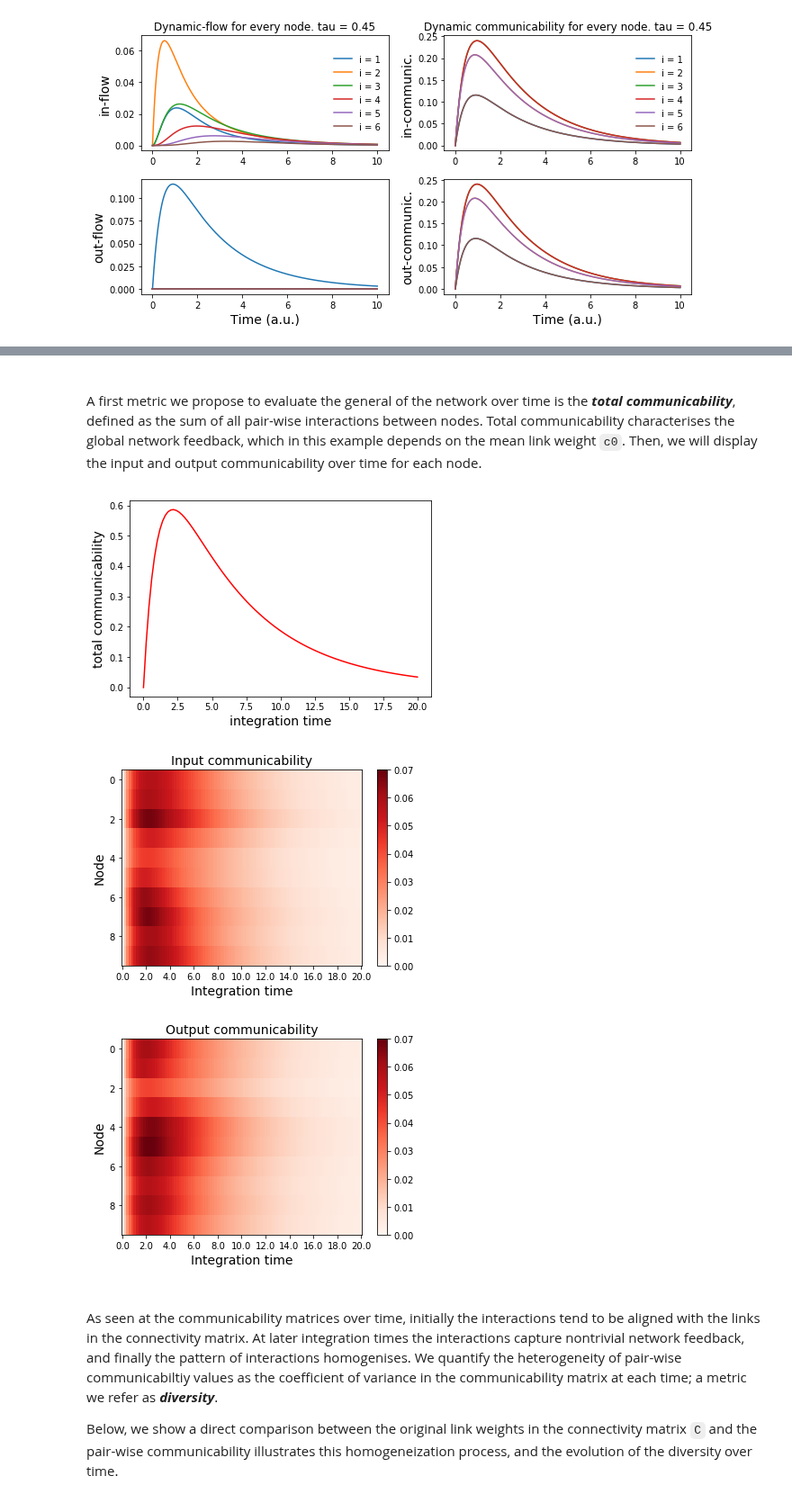
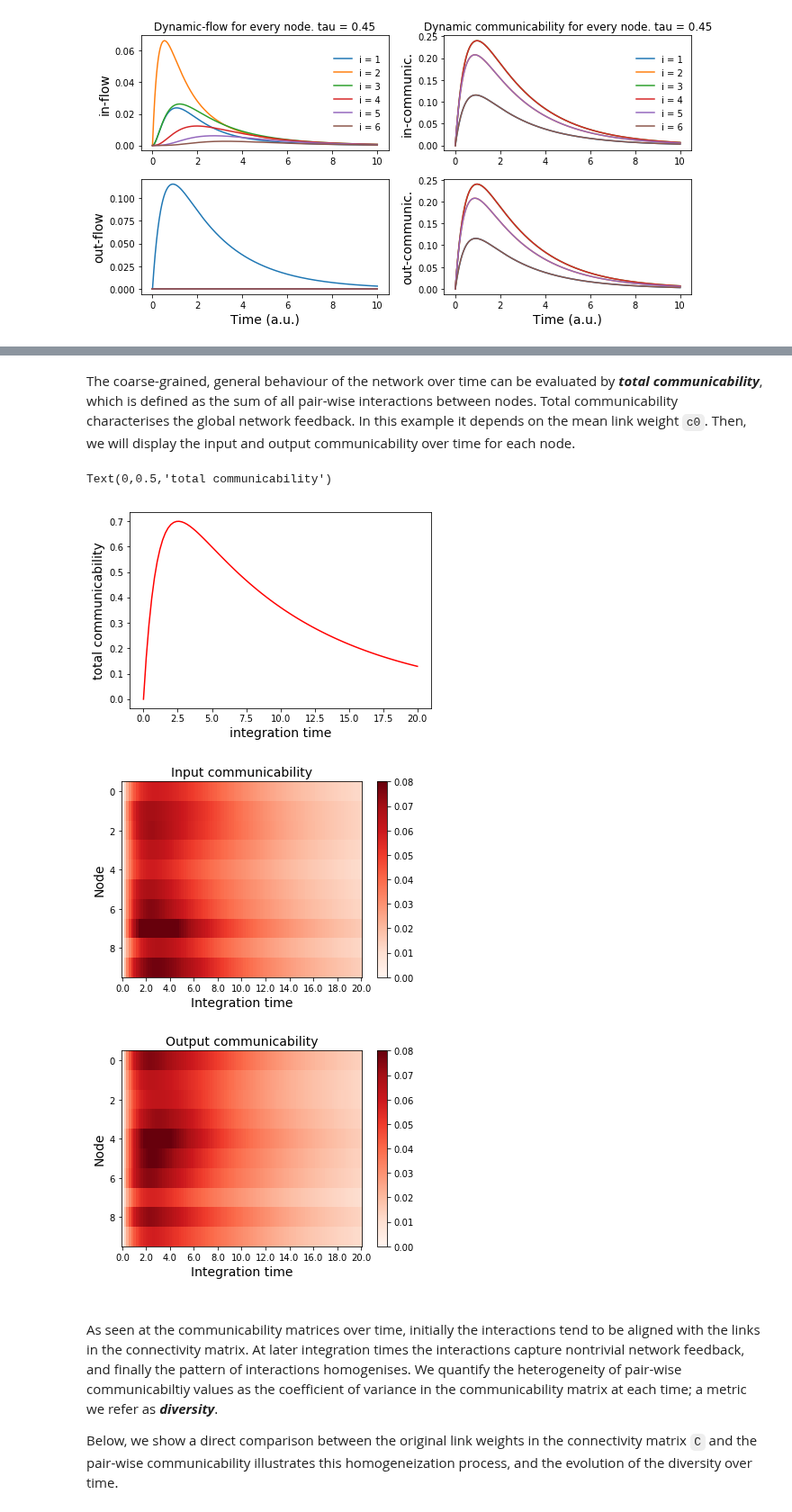
Before and after one commit to mb-BCA/NetDynFlow, a Jupyter notebook: Examples/Tutorial_1_Basics.ipynb, the cells around one changed output, grey strips where cells are left out. Shown at 90% size. Cells and saved outputs as stored; diff of their text form; code cells hidden in the pictures.

```diff
--- a/Examples/Tutorial_1_Basics.ipynb
+++ b/Examples/Tutorial_1_Basics.ipynb
@@ -386,22 +376,20 @@ Setting the number of nodes to *N = 4* would reproduce results in Figs. 2 and 3
 # Create a directed ring with random link weights
 N = 10
 c0 = 0.8
-w_spread = 0.2
+w_spread = 0.4
 
-C = np.zeros([N,N])
+C_dir = np.zeros([N,N])
 for i in range(N):
-    C[i-1,i] = c0 * (1 + 2*w_spread*(np.random.rand() - 0.5))
+    C_dir[i-1,i] = c0 * (1 + 2*w_spread*(np.random.rand() - 0.5))
 
 # Visualise the connectivity matrix
 axticks = np.arange(0,N,2)
 
 plt.figure()
-plt.imshow(C, interpolation='nearest')
+plt.imshow(C_dir, interpolation='nearest')
 plt.xticks(axticks, axticks+1, fontsize=12)
 plt.yticks(axticks, axticks+1, fontsize=12)
 plt.colorbar()
-plt.xlabel('target node', fontsize=12)
-plt.ylabel('source node', fontsize=12)
-
-plt.show()
+plt.xlabel('Target node', fontsize=12)
+plt.ylabel('Source node', fontsize=12)
 # %% [output]
@@ -418,14 +407,14 @@ nsteps = len(tpoints)
 tau = 1.0
 
 # Calculate dynamic communicability
-dc = ndf.DynCom(C, tau, tmax=tfinal, timestep=dt)
+dc_dir = ndf.DynCom(C_dir, tau, tmax=tfinal, timestep=dt)
 
 # Visualise the communicability matrix at three different integration times
 axticks = np.arange(0,N,2)
 for t in [1,3,6]:
     plt.figure(figsize=[3,3])
     #plt.axes([0.2, 0.25, 0.65, 0.65])
-    plt.imshow(dc[int(t/dt)], interpolation='nearest', cmap='Reds', vmin=0, vmax=0.02)
+    plt.imshow(dc_dir[int(t/dt)], interpolation='nearest', cmap='Reds', vmin=0, vmax=0.02)
     plt.xticks(axticks, axticks+1, fontsize=12)
     plt.yticks(axticks, axticks+1, fontsize=12)
     plt.colorbar(ticks=[0,0.01,0.02])
@@ -439,50 +428,45 @@ for t in [1,3,6]:
 # %% [markdown]
-<br>
-
-A first metric we propose to evaluate the general of the network over time is the _**total communicability**_, defined as the sum of all pair-wise interactions between nodes. Total communicability characterises the global network feedback, which in this example depends on the mean link weight `c0`. Then, we will display the input and output communicability over time for each node.
+The coarse-grained, general behaviour of the network over time can be evaluated by _**total communicability**_, which is defined as the sum of all pair-wise interactions between nodes. Total communicability characterises the global network feedback. In this example it depends on the mean link weight `c0`. Then, we will display the input and output communicability over time for each node.
 # %%
 # Calculate total evolution. Use the generic function to estimate tensor sum over time.
-totcomm = ndf.TotalEvolution(dc)
+totcomm_dir = ndf.TotalEvolution(dc_dir)
 
 plt.figure()
-plt.plot(tpoints, totcomm, color='red')
+plt.plot(tpoints, totcomm_dir, color='red')
 plt.xlabel('integration time', fontsize=14)
 plt.ylabel('total communicability', fontsize=14)
-
-plt.show()
 # %% [output]
+Text(0,0.5,'total communicability')
-[figure, old version]
+[figure, new version]
 # %%
 # Calculate the input and output evolution of communicability for each node.
 # Use the generic function to estimate node-wise averages.
-in_dc, out_dc = ndf.NodeEvolution(dc)
+in_dc, out_dc = ndf.NodeEvolution(dc_dir)
 
 # Visualise the in-/out-communicabilities as an image
 xtick_idx = np.arange(0,nsteps+1,10)
 xtick_labs = tpoints[xtick_idx]
 
 # Plot the input communicabilities
 plt.figure()
-plt.imshow(in_dc.T, aspect='auto', cmap='Reds', vmin=0, vmax=0.07)
+plt.imshow(in_dc.T, aspect='auto', cmap='Reds', vmin=0, vmax=0.08)
 plt.xticks(xtick_idx, xtick_labs)
 plt.xlabel('Integration time',fontsize=14)
 plt.ylabel('Node', fontsize=14)
 plt.colorbar()
 plt.title('Input communicability', fontsize=14)
 
 # Plot the output communicabilities
 plt.figure()
-plt.imshow(out_dc.T, aspect='auto', cmap='Reds', vmin=0, vmax=0.07)
+plt.imshow(out_dc.T, aspect='auto', cmap='Reds', vmin=0, vmax=0.08)
 plt.xticks(xtick_idx, xtick_labs)
 plt.xlabel('Integration time', fontsize=14)
 plt.ylabel('Node',fontsize=14)
 plt.colorbar()
 plt.title('Output communicability', fontsize=14)
-
-plt.show()
 # %% [output]
-[figure, old version]
+[figure, new version]
-[figure, old version]
+[figure, new version]
 # %% [markdown]
 <br>
 
```
Also changed, not shown: parts of 19 cells of this notebook, 2 other files.
